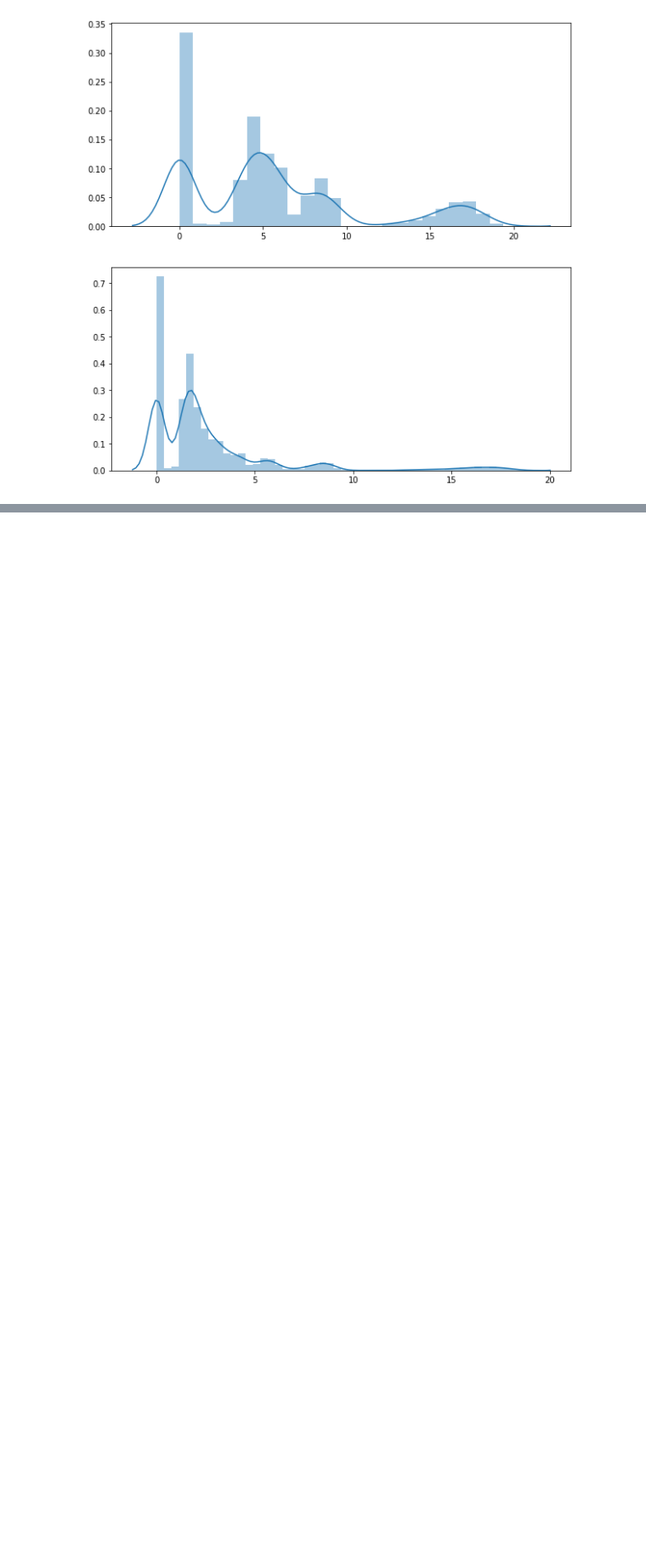
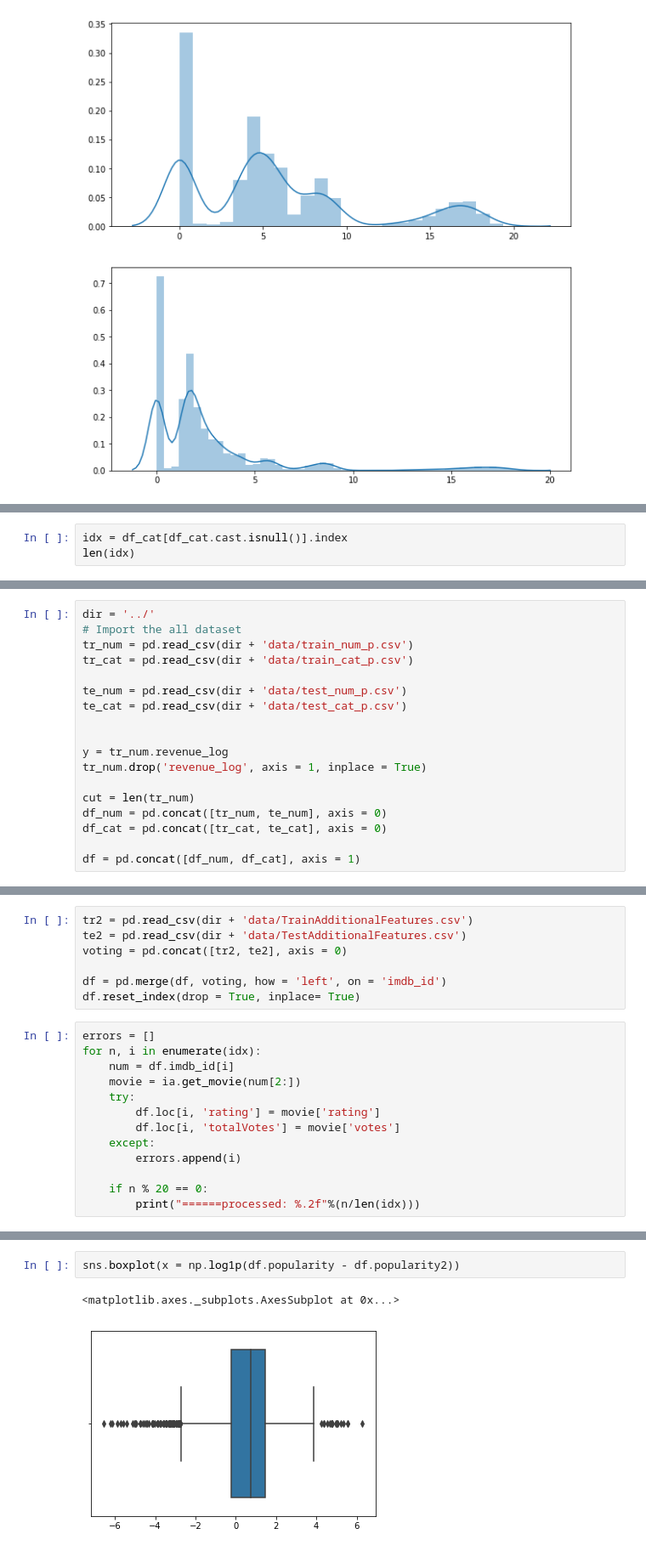
Before and after one commit to jjone36/tmdb, a Jupyter notebook: 02.eda/02_eda2.ipynb, the cells around one changed output, grey strips where cells are left out. Shown at 85% size. Cells and saved outputs as stored; diff of their text form; blank space fills up the shorter version.

```diff
--- a/02.eda/02_eda2.ipynb
+++ b/02.eda/02_eda2.ipynb
@@ -156,0 +244,3 @@ plt.show()
+# %%
+idx = df_cat[df_cat.cast.isnull()].index
+len(idx)
@@ -156,0 +249,18 @@ plt.show()
+# %%
+dir = '../'
+# Import the all dataset
+tr_num = pd.read_csv(dir + 'data/train_num_p.csv')
+tr_cat = pd.read_csv(dir + 'data/train_cat_p.csv')
+
+te_num = pd.read_csv(dir + 'data/test_num_p.csv')
+te_cat = pd.read_csv(dir + 'data/test_cat_p.csv')
+
+
+y = tr_num.revenue_log
+tr_num.drop('revenue_log', axis = 1, inplace = True)
+
+cut = len(tr_num)
+df_num = pd.concat([tr_num, te_num], axis = 0)
+df_cat = pd.concat([tr_cat, te_cat], axis = 0)
+
+df = pd.concat([df_num, df_cat], axis = 1)
@@ -156,0 +273,20 @@ plt.show()
+# %%
+tr2 = pd.read_csv(dir + 'data/TrainAdditionalFeatures.csv')
+te2 = pd.read_csv(dir + 'data/TestAdditionalFeatures.csv')
+voting = pd.concat([tr2, te2], axis = 0)
+
+df = pd.merge(df, voting, how = 'left', on = 'imdb_id')
+df.reset_index(drop = True, inplace= True)
+# %%
+errors = []
+for n, i in enumerate(idx):
+    num = df.imdb_id[i]
+    movie = ia.get_movie(num[2:])
+    try:
+        df.loc[i, 'rating'] = movie['rating']
+        df.loc[i, 'totalVotes'] = movie['votes']
+    except:
+        errors.append(i)
+
+    if n % 20 == 0:
+        print("======processed: %.2f"%(n/len(idx)))
@@ -156,0 +339,5 @@ plt.show()
+# %%
+sns.boxplot(x = np.log1p(df.popularity - df.popularity2))
+# %% [output]
+<matplotlib.axes._subplots.AxesSubplot at 0x...>
+[figure, added]
```
Also changed, not shown: parts of 27 cells of this notebook, 6 other files.
